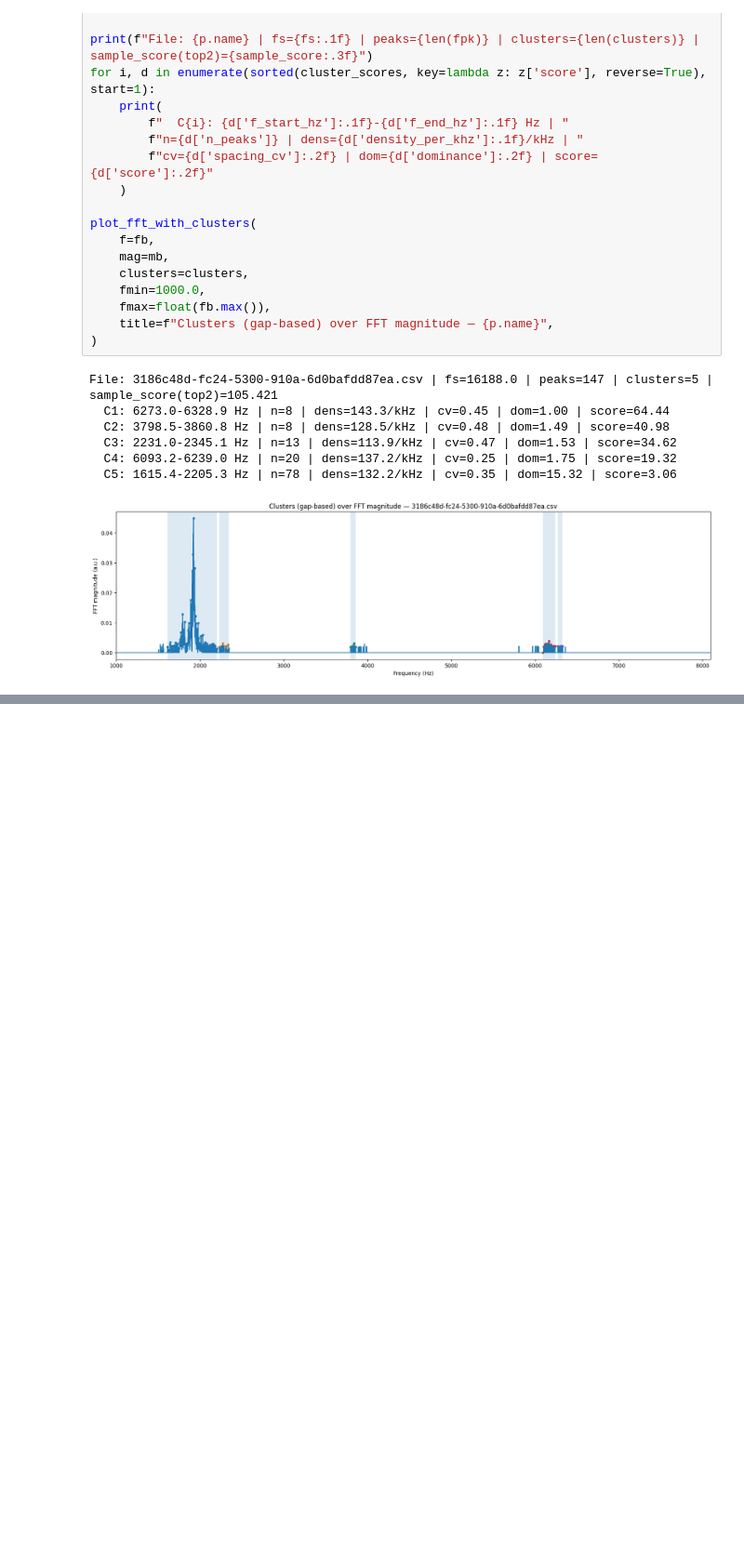
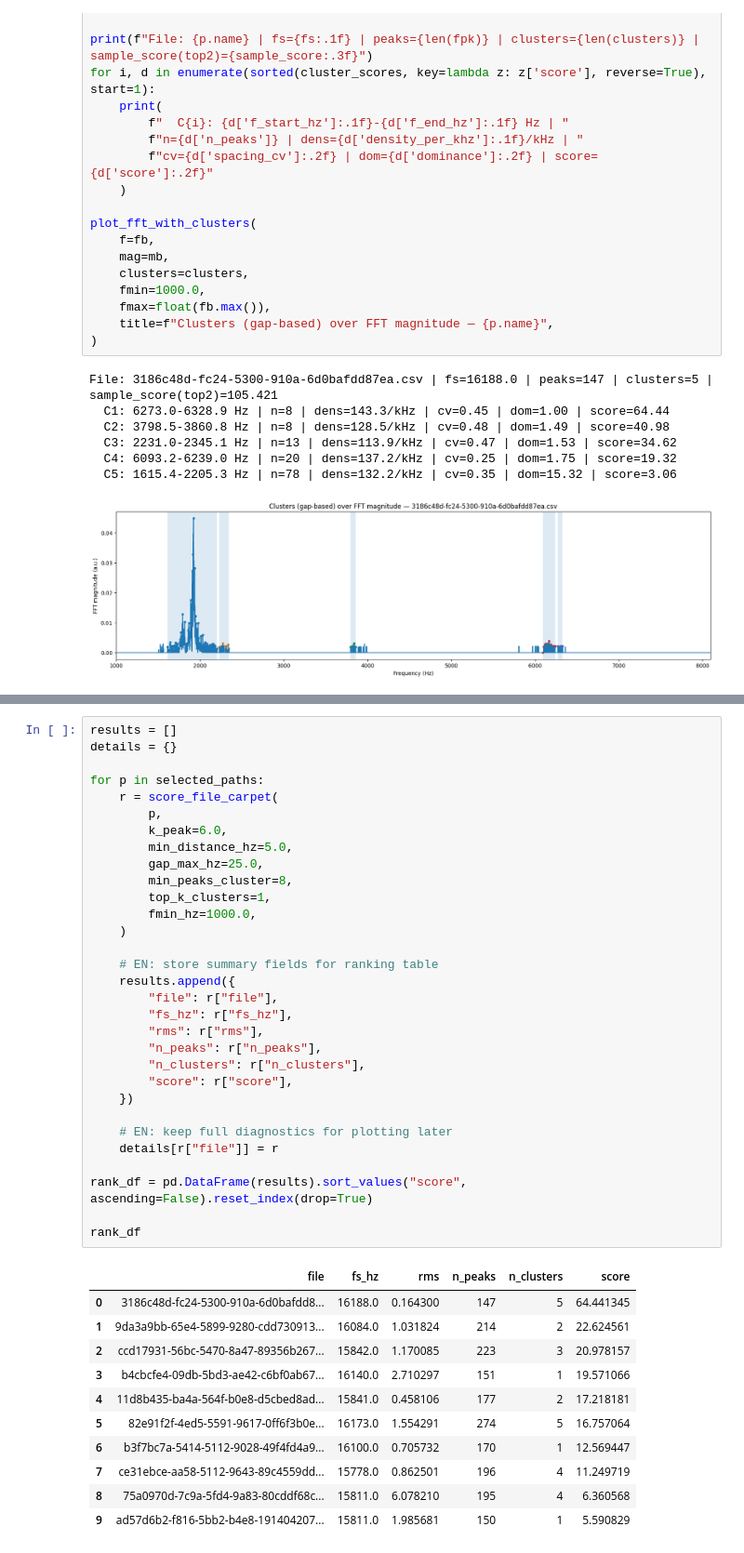
Before and after one commit to marioandrededeus/vibration-condition-monitoring, a Jupyter notebook: notebooks/02_part1_fft_carpet_metric.ipynb, the cells around one changed output, grey strips where cells are left out. Shown at 93% size. Saved outputs shown, nothing was run; the diff lists cells and outputs as text; blank space fills up the shorter version.

```diff
--- a/notebooks/02_part1_fft_carpet_metric.ipynb
+++ b/notebooks/02_part1_fft_carpet_metric.ipynb
@@ -437,0 +549,43 @@ We generate:
+# %%
+results = []
+details = {}
+
+for p in selected_paths:
+    r = score_file_carpet(
+        p,
+        k_peak=6.0,
+        min_distance_hz=5.0,
+        gap_max_hz=25.0,
+        min_peaks_cluster=8,
+        top_k_clusters=1,
+        fmin_hz=1000.0,
+    )
+
+    # EN: store summary fields for ranking table
+    results.append({
+        "file": r["file"],
+        "fs_hz": r["fs_hz"],
+        "rms": r["rms"],
+        "n_peaks": r["n_peaks"],
+        "n_clusters": r["n_clusters"],
+        "score": r["score"],
+    })
+
+    # EN: keep full diagnostics for plotting later
+    details[r["file"]] = r
+
+rank_df = pd.DataFrame(results).sort_values("score", ascending=False).reset_index(drop=True)
+
+rank_df
+# %% [output]
+|  | file | fs_hz | rms | n_peaks | n_clusters | score |
+| 0 | 3186c48d-fc24-5300-910a-6d0bafdd8... | 16188.0 | 0.164300 | 147 | 5 | 64.441345 |
+| 1 | 9da3a9bb-65e4-5899-9280-cdd730913... | 16084.0 | 1.031824 | 214 | 2 | 22.624561 |
+| 2 | ccd17931-56bc-5470-8a47-89356b267... | 15842.0 | 1.170085 | 223 | 3 | 20.978157 |
+| 3 | b4cbcfe4-09db-5bd3-ae42-c6bf0ab67... | 16140.0 | 2.710297 | 151 | 1 | 19.571066 |
+| 4 | 11d8b435-ba4a-564f-b0e8-d5cbed8ad... | 15841.0 | 0.458106 | 177 | 2 | 17.218181 |
+| 5 | 82e91f2f-4ed5-5591-9617-0ff6f3b0e... | 16173.0 | 1.554291 | 274 | 5 | 16.757064 |
+| 6 | b3f7bc7a-5414-5112-9028-49f4fd4a9... | 16100.0 | 0.705732 | 170 | 1 | 12.569447 |
+| 7 | ce31ebce-aa58-5112-9643-89c4559dd... | 15778.0 | 0.862501 | 196 | 4 | 11.249719 |
+| 8 | 75a0970d-7c9a-5fd4-9a83-80cddf68c... | 15811.0 | 6.078210 | 195 | 4 | 6.360568 |
+| 9 | ad57d6b2-f816-5bb2-b4e8-191404207... | 15811.0 | 1.985681 | 150 | 1 | 5.590829 |
```
Also changed, not shown: parts of 8 cells of this notebook.
